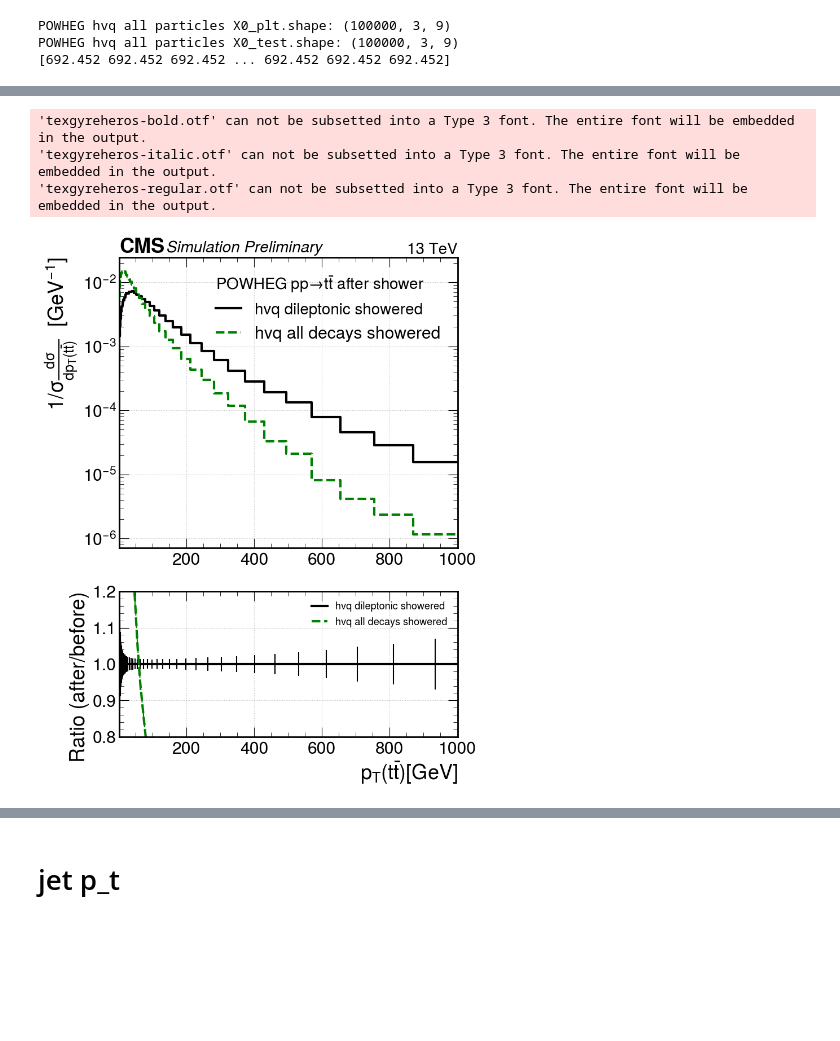
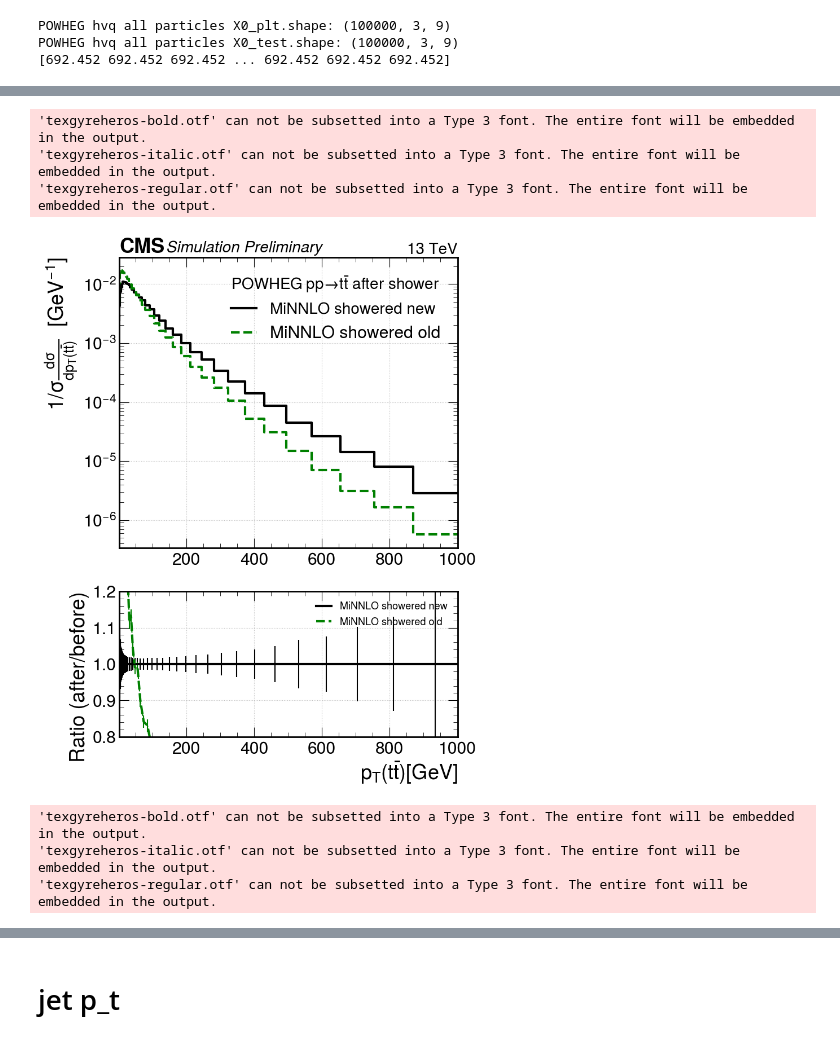
Before and after one commit to finnpuschmann/DCTR_FP, a Jupyter notebook: 20240603_shower_jets/DCTR_jets_notebook.ipynb, the cells around one changed output, grey strips where cells are left out. Cells and saved outputs as stored; diff of their text form; code cells hidden in the pictures; blank space fills up the shorter version.

Commit message:
updated conversion script and test

```diff
--- a/20240603_shower_jets/DCTR_jets_notebook.ipynb
+++ b/20240603_shower_jets/DCTR_jets_notebook.ipynb
@@ -201,12 +173,11 @@ DCTR.plot_ratio_cms(args_multiplicity, bins = bins, y_scale = 'log', ratio_ylim=
 # %%
-# compare to non dileptonic hvq
-non_dileptonic_data_dir = '/home/finn/gdrive/_STUDIUM_/DCTR_Paper/git/DCTR_FP/Data/'
+# compare to non filtered hvq
 X0_plt = []
-X0_plt = np.load(f'{non_dileptonic_data_dir}/POWHEG_hvq/showered/converted_lhe_03.npy')[:num_events] # 9543943 num of MiNNLO samples
+X0_plt = np.load(f'{data_dir}/POWHEG_hvq/showered/converted_lhe_03.npy')[:num_events] # 9543943 num of MiNNLO samples
 print('POWHEG hvq all particles X0_plt.shape: '+str(X0_plt.shape))
 
 X0_test = []
-X0_test = np.load(f'{non_dileptonic_data_dir}/POWHEG_hvq/showered/normed_lhe_03.npy')[:num_events]
+X0_test = np.load(f'{data_dir}/POWHEG_hvq/showered/normed_lhe_03.npy')[:num_events]
 print('POWHEG hvq all particles X0_test.shape: '+str(X0_test.shape))
 
 X0_plt_wgt = X0_plt[:, 0, 7].copy()
@@ -216,3 +187,13 @@ print(X0_plt_wgt)
 POWHEG hvq all particles X0_plt.shape: (100000, 3, 9)
 POWHEG hvq all particles X0_test.shape: (100000, 3, 9)
 [692.452 692.452 692.452 ... 692.452 692.452 692.452]
+# %%
+# MiNNLO
+# plotting data
+X1_plt = []
+X1_plt = np.load(f'{data_dir}/MiNNLO/showered/converted_lhe.npy')[:num_events]
+print(f'{np.shape(X1_plt) = }')
+
+X1_nrm = []
+X1_nrm = np.load(f'{data_dir}/MiNNLO/showered/normed_lhe.npy')[:num_events]
+print(f'{np.shape(X1_nrm) = }')
@@ -218,0 +203,10 @@ POWHEG hvq all particles X0_test.shape: (100000, 3, 9)
+# %%
+# get event generator weights
+
+X0_plt_wgt = X0_plt[:, 0, 7].copy()
+X1_plt_wgt = X1_plt[:, 0, 7].copy()
+X1_nrm_wgt = X1_nrm[:, 0, 7].copy()
+
+print(X0_plt_wgt)
+print(X1_plt_wgt)
+print(X1_nrm_wgt)
@@ -230,12 +243,25 @@ print(gc.collect())
 # %%
-args_test = [(X0_showered, X0_wgt, 'hvq dileptonic showered'),
-             (X0_plt, X0_plt_wgt, 'hvq all decays showered')]
-
+args_test = [(X1_showered, X1_wgt, 'MiNNLO showered new'),
+             (X1_plt, X1_plt_wgt, 'MiNNLO showered old')]#,
+             #(X0_plt, X0_wgt, 'hvq all decays showered'),
+             #(X0_plt, rwgt_test, 'dctr reweight hvq -> MiNNLO')]
 
 log_bins = np.logspace(np.log10(1), np.log10(1000), 50)
 DCTR.plot_ratio_cms_2(args_test, arg_index=0, part_index=0, bins=log_bins, y_scale='log', ratio_ylim=[0.8, 1.2], pythia_text=r'$POWHEG \; pp \to  t\bar{t}$ after shower', save_prefix = 'showered_log_0800_31')
+
+
+args_test = [# (X1_showered, X1_wgt, 'MiNNLO showered new'),
+             # (X1_plt, X1_plt_wgt, 'MiNNLO showered old')]#,
+             (X0_showered, X0_wgt, 'hvq all decays filtered showered new'),
+             (X0_plt, X0_plt_wgt, 'hvq all decays showered old')]
+
+log_bins = np.logspace(np.log10(1), np.log10(1000), 50)
+DCTR.plot_ratio_cms_2(args_test, arg_index=0, part_index=0, bins=log_bins, y_scale='log', ratio_ylim=[0.8, 1.2], pythia_text=r'$POWHEG \; pp \to  t\bar{t}$ after shower', save_prefix = 'showered_log_0800_31')
 # %% [output]
 'texgyreheros-bold.otf' can not be subsetted into a Type 3 font. The entire font will be embedded in the output.
 'texgyreheros-italic.otf' can not be subsetted into a Type 3 font. The entire font will be embedded in the output.
 'texgyreheros-regular.otf' can not be subsetted into a Type 3 font. The entire font will be embedded in the output.
-[figure, old version]
+[figure, new version]
+'texgyreheros-bold.otf' can not be subsetted into a Type 3 font. The entire font will be embedded in the output.
+'texgyreheros-italic.otf' can not be subsetted into a Type 3 font. The entire font will be embedded in the output.
+'texgyreheros-regular.otf' can not be subsetted into a Type 3 font. The entire font will be embedded in the output.
```
Also changed, not shown: parts of 13 cells of this notebook, 5 other files.
